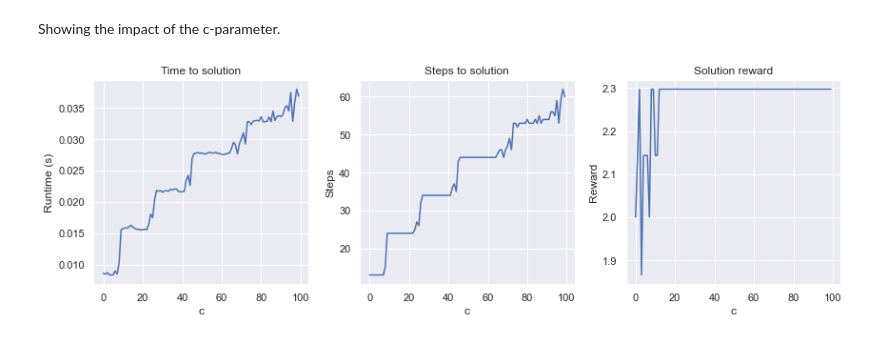
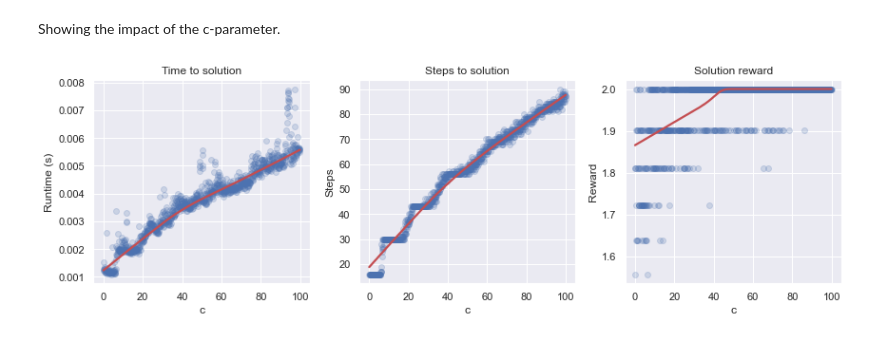
Before and after one commit to AlexHoorn/VU-MAS2021, a Jupyter notebook: assignment.ipynb, the cells around one changed output. Drawn from its saved outputs; the diff is of its cells as text; code cells hidden in the pictures.

```diff
--- a/assignment.ipynb
+++ b/assignment.ipynb
@@ -73,0 +98,5 @@ tree.get_best_reward()
+# %%
+tree = BinaryTree(depth=15)
+
+target = tree._target
+"".join(target), tree.get_reward(target)
@@ -74,6 +105,6 @@ tree.get_best_reward()
 # %% [markdown]
 The Monte Carlo Tree Search algorithm.
 # %%
-mcts = MCTS(tree, verbose=True)
+mcts = MCTS(tree, c=100, verbose=True)
 mcts.run()
 # %% [output]
@@ -86,7 +117,7 @@ steps = []
 cs = []
 rewards = []
 
-for c in np.arange(0, 100, 1):
+for c in np.arange(0, 100, 0.1):
     mcts = MCTS(tree, c=c)
     mcts.run()
 
@@ -98,23 +129,24 @@ for c in np.arange(0, 100, 1):
 Showing the impact of the c-parameter.
 # %%
 fig, (ax1, ax2, ax3) = plt.subplots(1, 3, figsize=(12, 4), sharex=True)
+reg_kwargs = dict(lowess=True, scatter_kws=dict(alpha=0.2), line_kws=dict(color="r"))
 
-ax1.plot(cs, runtimes)
+sns.regplot(x=cs, y=runtimes, ax=ax1, **reg_kwargs)
 ax1.set_ylabel("Runtime (s)")
 ax1.set_xlabel("c")
 ax1.set_title("Time to solution")
 
-ax2.plot(cs, steps)
+sns.regplot(x=cs, y=steps, ax=ax2, **reg_kwargs)
 ax2.set_ylabel("Steps")
 ax2.set_xlabel("c")
 ax2.set_title("Steps to solution")
 
-ax3.plot(cs, rewards)
+sns.regplot(x=cs, y=rewards, ax=ax3, **reg_kwargs)
 ax3.set_ylabel("Reward")
 ax3.set_xlabel("c")
 ax3.set_title("Solution reward")
 
 fig.tight_layout()
 fig.savefig("2-1.pdf")
 # %% [output]
-[figure, old version]
+[figure, new version]
```
Also changed, not shown: parts of 7 cells of this notebook, 3 other files.
